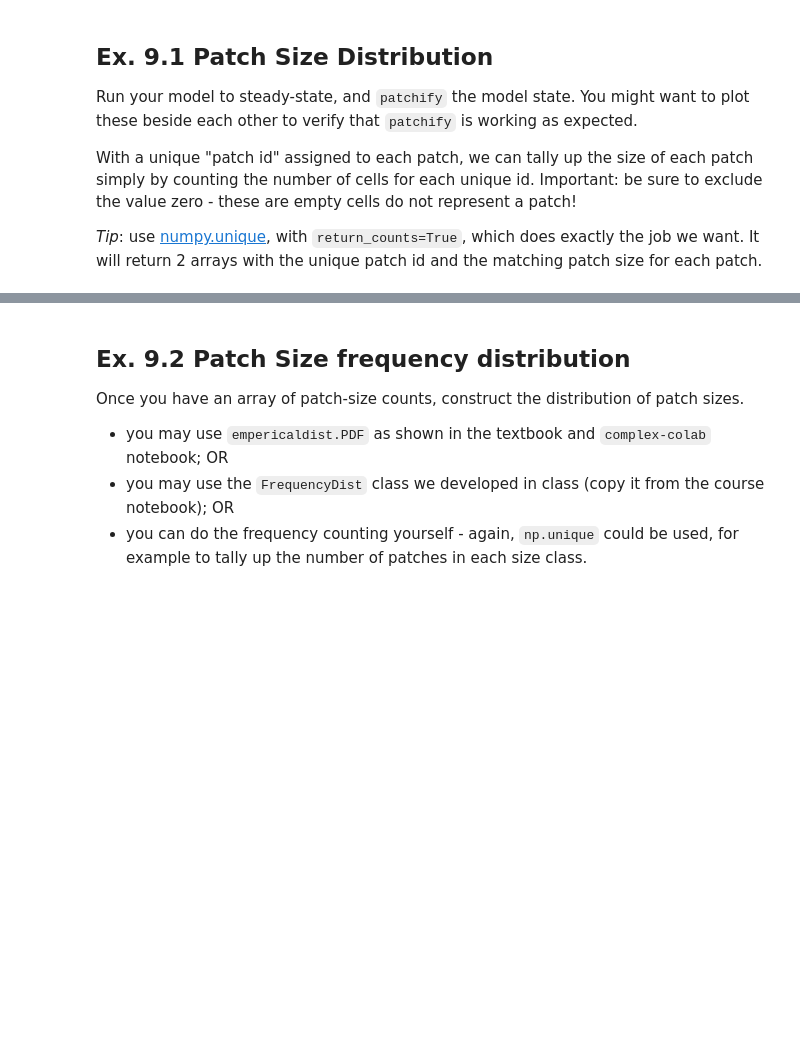
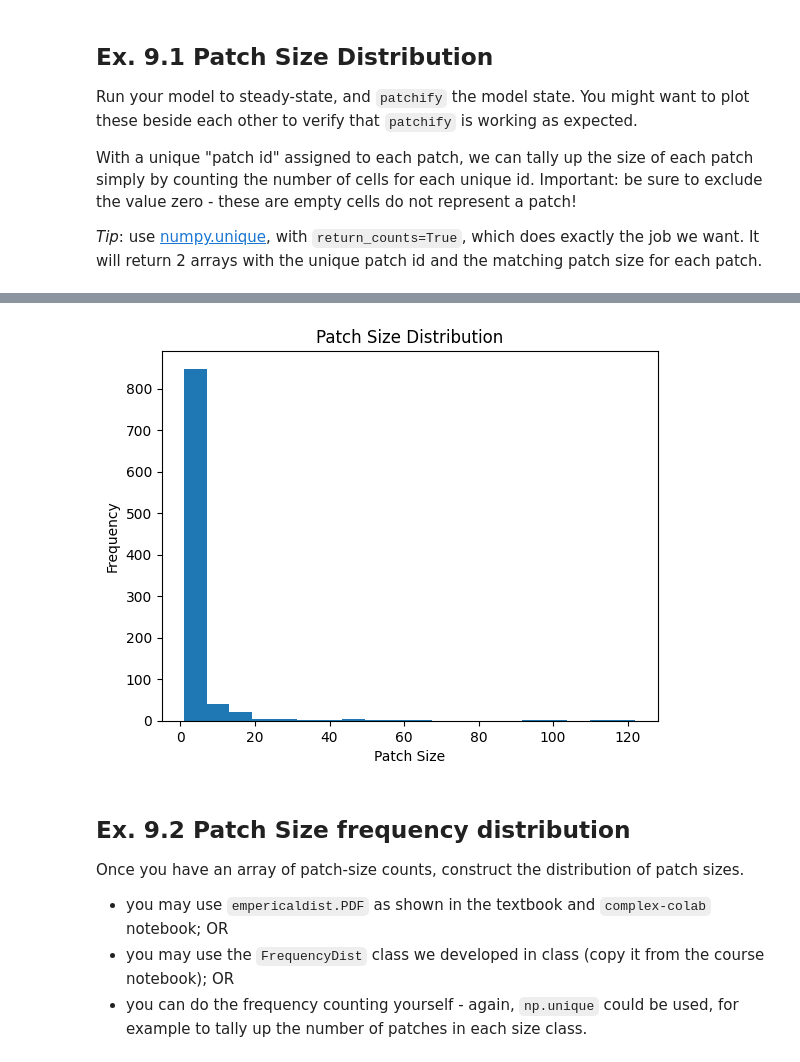
Before and after one commit to bluecrab168/cap-comp215, a Jupyter notebook: labs/lab07-10-fire.ipynb, the cells around one changed output, grey strips where cells are left out. Drawn from its saved outputs; the diff is of its cells as text; code cells hidden in the pictures; blank space fills up the shorter version.

```diff
--- a/labs/lab07-10-fire.ipynb
+++ b/labs/lab07-10-fire.ipynb
@@ -414,3 +436,12 @@ With a unique "patch id" assigned to each patch, we can tally up the size of eac
+# %%
+plt.figure()
+plt.hist(patch_sizes, bins=20)
+plt.xlabel("Patch Size")
+plt.ylabel("Frequency")
+plt.title("Patch Size Distribution")
+plt.show()
+# %% [output]
+[figure, added]
 # %% [markdown]
 ## Ex. 9.2 Patch Size frequency distribution
 
```
Also changed, not shown: parts of 6 cells of this notebook.
